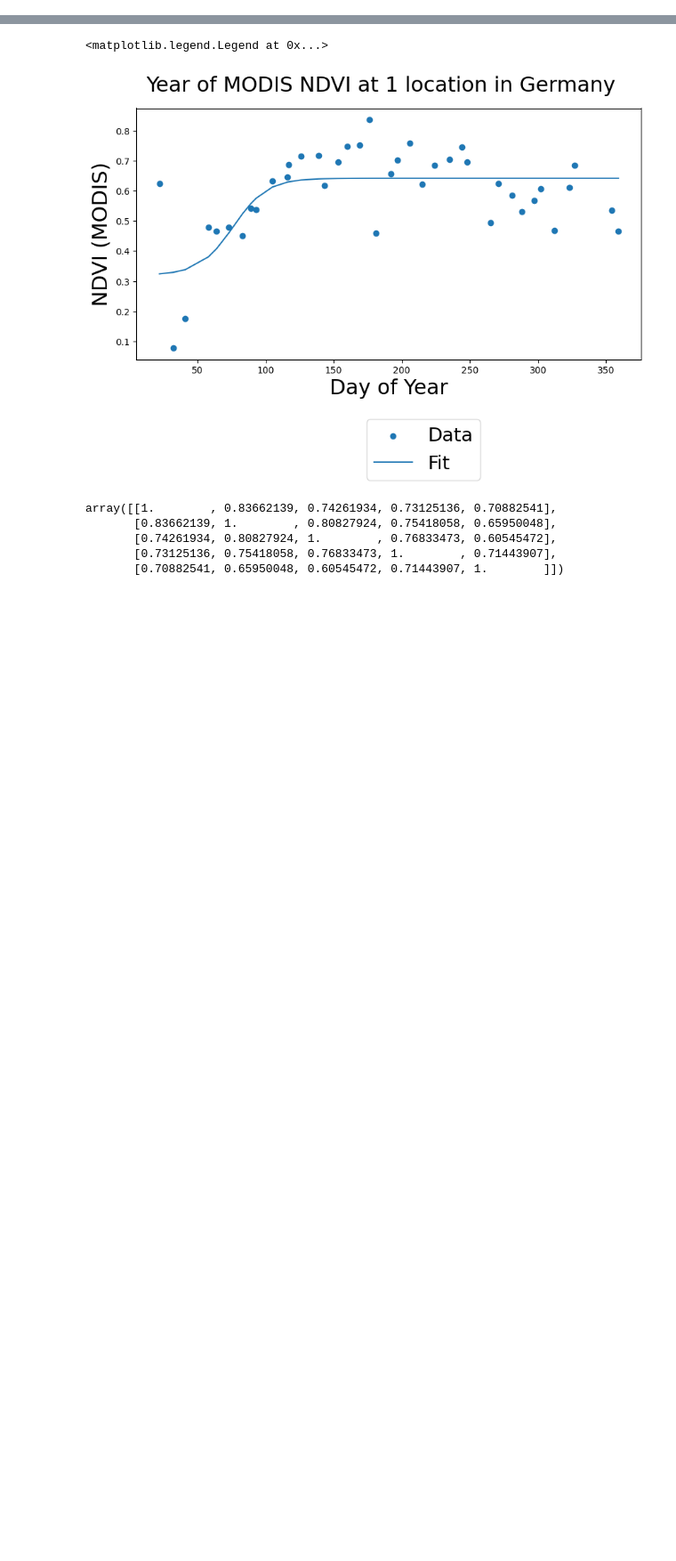
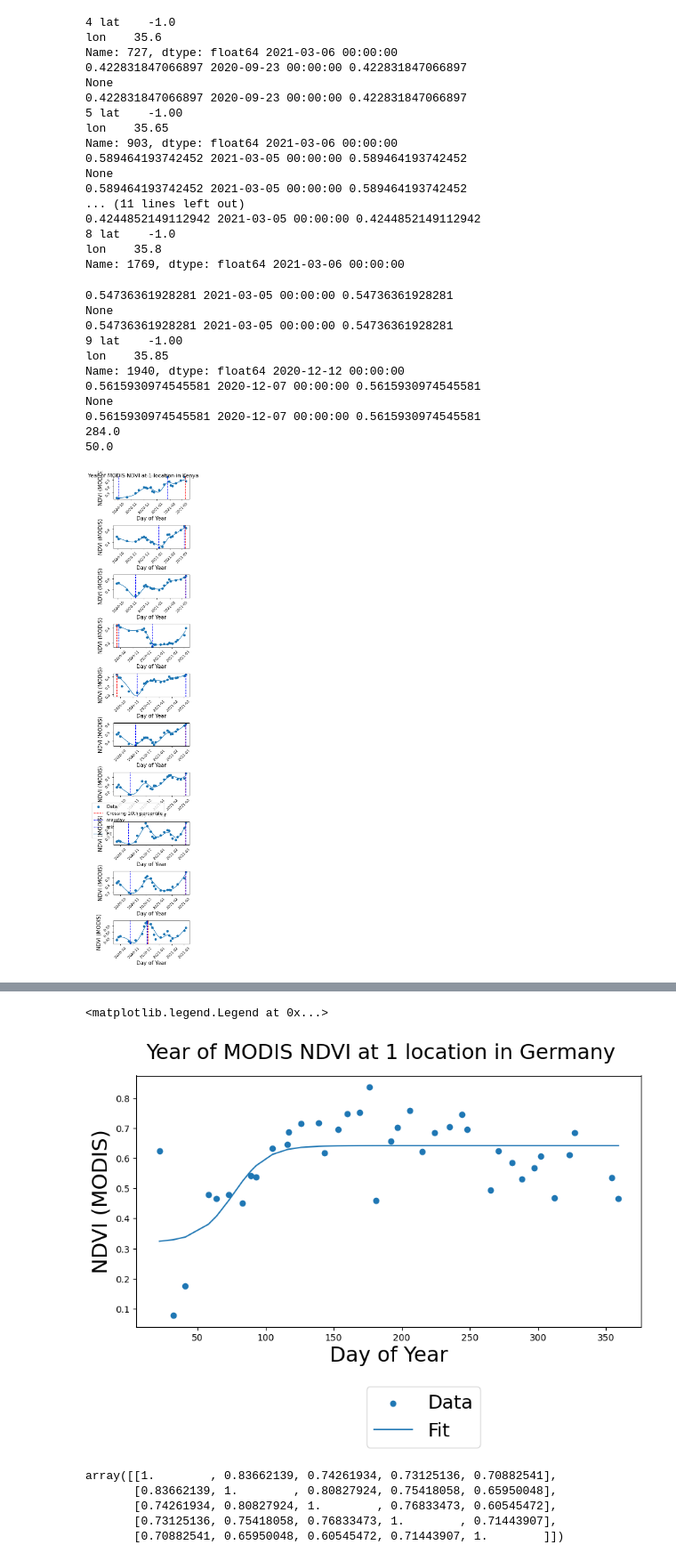
Before and after one commit to MartinP556/Satellite_Feature_Extraction, a Jupyter notebook: first_try_logit2.ipynb, the cells around one changed output, grey strips where cells are left out. Shown at 89% size. Saved outputs shown, nothing was run; the diff lists cells and outputs as text; code cells hidden in the pictures; blank space fills up the shorter version.

```diff
--- a/first_try_logit2.ipynb
+++ b/first_try_logit2.ipynb
@@ -221,11 +41,11 @@ ValueError: object too deep for desired array
 # %%
 ds2 = pd.read_csv('C:\\Users\\wlwc1989\\Documents\\Phenology_Test_Notebooks\\earth_engine_MP\\Saved_files\\MODIS\\Germany\\satdata0.csv')
-ds2 = add_SOS_to_df(ds2)
-ds2 = add_EOS_to_df(ds2)
+ds2 = data_cleaning.add_SOS_to_df(ds2)
+ds2 = data_cleaning.add_EOS_to_df(ds2)
 ds2['NDVI'] = normalized_difference(ds['median sur_refl_b02'], ds['median sur_refl_b01'])
 max_value_interpolated2 = data_cleaning.map_max_value_int(ds2, window_size=8)
-array_input2 = make_df_samples(max_value_interpolated2, sample_number = 1000, m_window_size = 5)
-sampled_locs_input2 = make_tensor_from_timeseries(max_value_interpolated2, sample_number = 100, m_window_size = 5, format_choice = 'numpy')
+array_input2 = data_cleaning.make_df_samples(max_value_interpolated2, sample_number = 1000, m_window_size = 5)
+sampled_locs_input2 = data_cleaning.make_tensor_from_timeseries(max_value_interpolated2, sample_number = 100, m_window_size = 5, format_choice = 'numpy')
 # %%
 def autocorrelation_matrix(ds, variable = 'NDVI', index_coord = 'index'):
     X = (ds[variable] - ds[variable].mean(dim='sample')).values
@@ -265,0 +175,6 @@ ds.loc[:, ['lat', 'lon']].drop_duplicates()
+# %%
+ds = pd.read_csv('C:\\Users\\wlwc1989\\Documents\\Phenology_Test_Notebooks\\earth_engine_MP\\Saved_files\\MODIS\\Germany\\satdata0_GER.csv')
+ds = data_cleaning.add_EOS_to_df(ds)
+ds = data_cleaning.add_SOS_to_df(ds)
+ds['NDVI'] = normalized_difference(ds['median sur_refl_b02'], ds['median sur_refl_b01'])
+LSP = LSP_at_stations(ds, 2020, 2021, LSP_method='spline')
@@ -265,0 +201,5 @@ ds.loc[:, ['lat', 'lon']].drop_duplicates()
+# %%
+ds = pd.read_csv('C:\\Users\\wlwc1989\\Documents\\Phenology_Test_Notebooks\\earth_engine_MP\\Saved_files\\MODIS\\Germany\\satdata0_GER.csv')
+ds.drop('Unnamed: 0', axis=1, inplace=True)
+# %%
+ds['year'] = pd.DatetimeIndex(ds['formatted_time']).year
@@ -322,0 +289,10 @@ Name: 6276, dtype: float64 2021-05-14 00:00:00+00:00
+# %%
+#ds = pd.read_csv('C:\\Users\\wlwc1989\\Documents\\Phenology_Test_Notebooks\\earth_engine_MP\\Saved_files\\MODIS\\Germany\\satdata0_GER.csv')
+#ds = pd.read_csv('C:\\Users\\wlwc1989\\Documents\\Phenology_Test_Notebooks\\earth_engine_MP\\Saved_files\\MODIS\\Kenya\\satdata0_KEN.csv')#_KEN
+ds = pd.read_csv('C:\\Users\\wlwc1989\\Documents\\Phenology_Test_Notebooks\\earth_engine_MP\\Saved_files\\Sentinel\\Kenya\\satdata0.csv')#_KEN
+#ds = pd.read_csv('C:\\Users\\wlwc1989\\Documents\\Phenology_Test_Notebooks\\earth_engine_MP\\Saved_files\\Sentinel\\Germany\\satdata0.csv')
+#ds['NDVI'] = (ds['median sur_refl_b02'] - ds['median sur_refl_b01'])/(ds['median sur_refl_b02'] + ds['median sur_refl_b01'])
+ds['NDVI'] = normalized_difference(ds['median B8'], ds['median B4'])
+#station = ds['Stations_Id'].unique()[0]
+plot_many_NDVI_curves(ds, 2020, shift = 0, font_size = 15)
+# %% [output]
@@ -322,0 +316,29 @@ Name: 6276, dtype: float64 2021-05-14 00:00:00+00:00
+4 lat    -1.0
+lon    35.6
+Name: 727, dtype: float64 2021-03-06 00:00:00
+0.422831847066897 2020-09-23 00:00:00 0.422831847066897
+None
+0.422831847066897 2020-09-23 00:00:00 0.422831847066897
+5 lat    -1.00
+lon    35.65
+Name: 903, dtype: float64 2021-03-06 00:00:00
+0.589464193742452 2021-03-05 00:00:00 0.589464193742452
+None
+0.589464193742452 2021-03-05 00:00:00 0.589464193742452
+... (11 lines left out)
+0.4244852149112942 2021-03-05 00:00:00 0.4244852149112942
+8 lat    -1.0
+lon    35.8
+Name: 1769, dtype: float64 2021-03-06 00:00:00
+0.54736361928281 2021-03-05 00:00:00 0.54736361928281
+None
+0.54736361928281 2021-03-05 00:00:00 0.54736361928281
+9 lat    -1.00
+lon    35.85
+Name: 1940, dtype: float64 2020-12-12 00:00:00
+0.5615930974545581 2020-12-07 00:00:00 0.5615930974545581
+None
+0.5615930974545581 2020-12-07 00:00:00 0.5615930974545581
+284.0
+50.0
+[figure, added]
```
Also changed, not shown: parts of 38 cells of this notebook, 5 other files.
